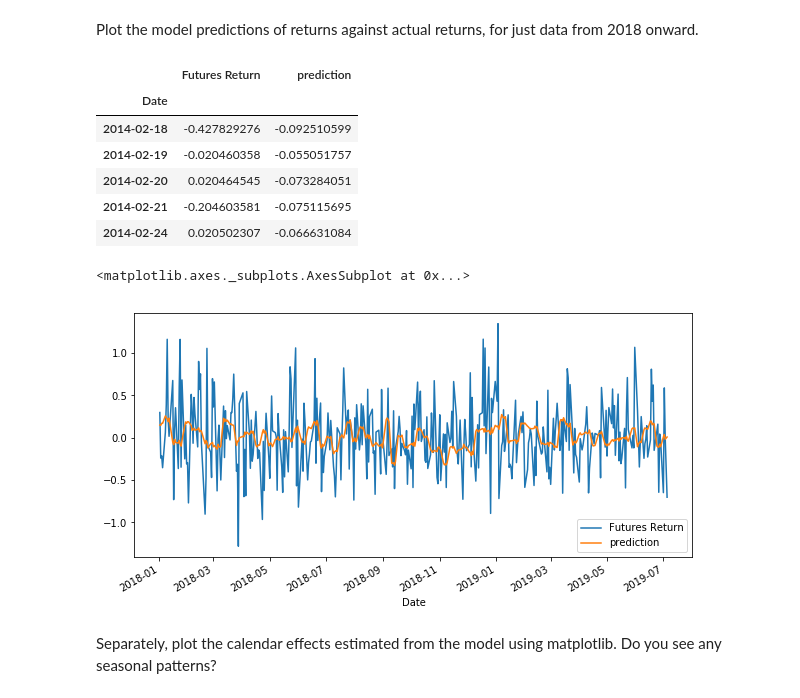
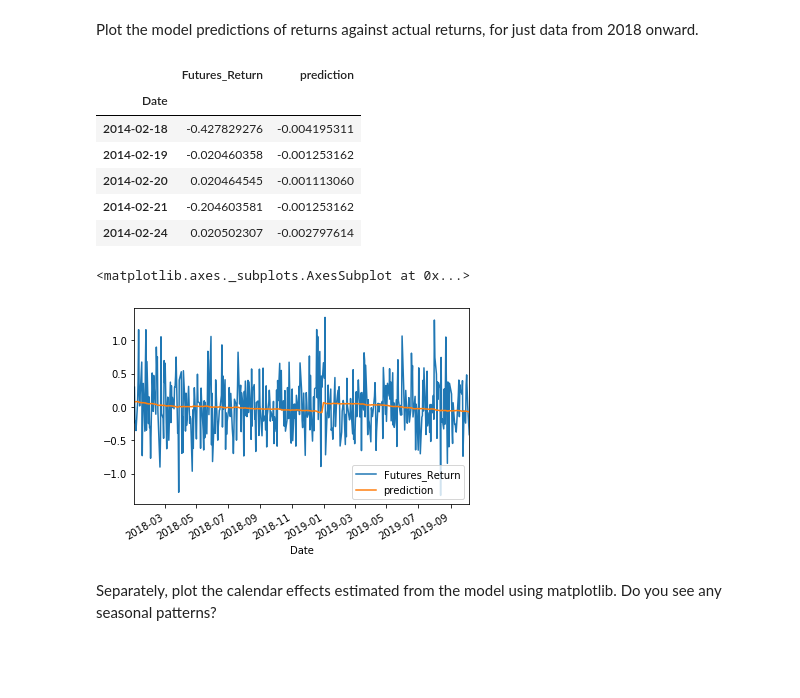
Before and after one commit to stragitech/Yen_Futures, a Jupyter notebook: time_series_analysis.ipynb, the cells around one changed output. Cells and saved outputs as stored; diff of their text form; code cells hidden in the pictures; blank space fills up the shorter version.

```diff
--- a/time_series_analysis.ipynb
+++ b/time_series_analysis.ipynb
@@ -225,22 +225,22 @@ Standard Deviation of Futures Return: 0.5505252976211215
 y_df = y.to_frame()
 
 # Add the model predictions from above as an additional column to that dataframe:
-y_df["prediction"] = # YOUR CODE HERE
+y_df["prediction"] = predictions
 y_df.head()
 # %% [output]
-|  | Futures Return | prediction |
+|  | Futures_Return | prediction |
 | Date |  |  |
-| 2014-02-18 | -0.427829276 | -0.092510599 |
-| 2014-02-19 | -0.020460358 | -0.055051757 |
-| 2014-02-20 | 0.020464545 | -0.073284051 |
-| 2014-02-21 | -0.204603581 | -0.075115695 |
-| 2014-02-24 | 0.020502307 | -0.066631084 |
+| 2014-02-18 | -0.427829276 | -0.004195311 |
+| 2014-02-19 | -0.020460358 | -0.001253162 |
+| 2014-02-20 | 0.020464545 | -0.001113060 |
+| 2014-02-21 | -0.204603581 | -0.001253162 |
+| 2014-02-24 | 0.020502307 | -0.002797614 |
 # %%
 # Plot the two from 2018 onward
-# YOUR CODE HERE
+y_df["2018":today].plot()
 # %% [output]
 <matplotlib.axes._subplots.AxesSubplot at 0x...>
-[figure, old version]
+[figure, new version]
 # %% [markdown]
  Separately, plot the calendar effects estimated from the model using matplotlib. Do you see any seasonal patterns?
 # %%
```
Also changed, not shown: parts of 32 cells of this notebook.
